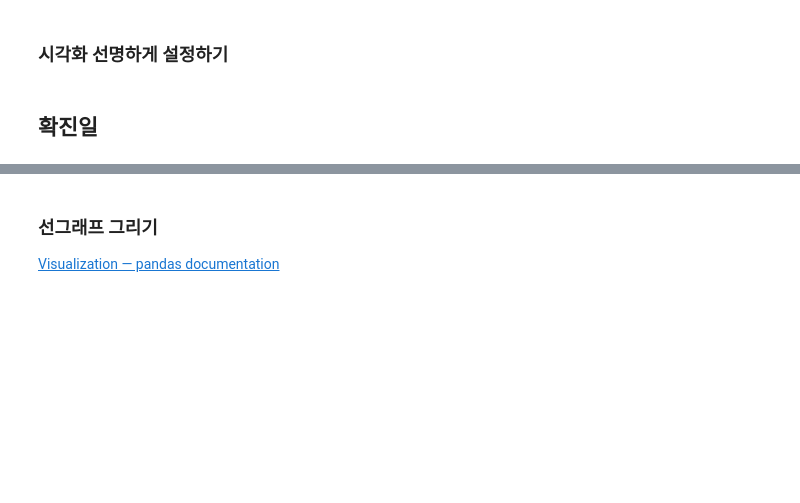
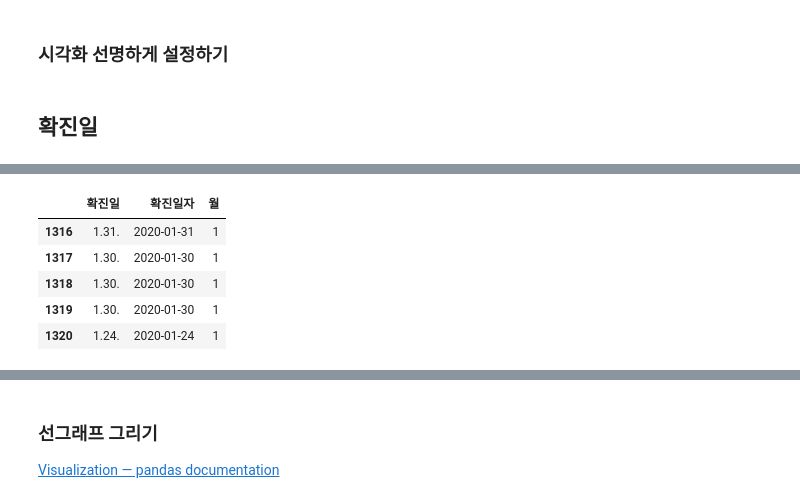
Before and after one commit to nz663633/data-analysis-viz, a Jupyter notebook: seoul-covid-19-02-eda-input.ipynb, the cells around one changed output, grey strips where cells are left out. Drawn from its saved outputs; the diff is of its cells as text; code cells hidden in the pictures; blank space fills up the shorter version.

```diff
--- a/seoul-covid-19-02-eda-input.ipynb
+++ b/seoul-covid-19-02-eda-input.ipynb
@@ -101,0 +140,12 @@ pd.Series([1, 3, 5, -7, 9]).plot.bar(title="한글 제목")
+# %%
+# 월만 추출합니다.
+
+df["월"] = df["확진일자"].dt.month
+df[["확진일", "확진일자", "월"]].tail()
+# %% [output]
+|  | 확진일 | 확진일자 | 월 |
+| 1316 | 1.31. | 2020-01-31 | 1 |
+| 1317 | 1.30. | 2020-01-30 | 1 |
+| 1318 | 1.30. | 2020-01-30 | 1 |
+| 1319 | 1.30. | 2020-01-30 | 1 |
+| 1320 | 1.24. | 2020-01-24 | 1 |
```
Also changed, not shown: parts of 7 cells of this notebook.
